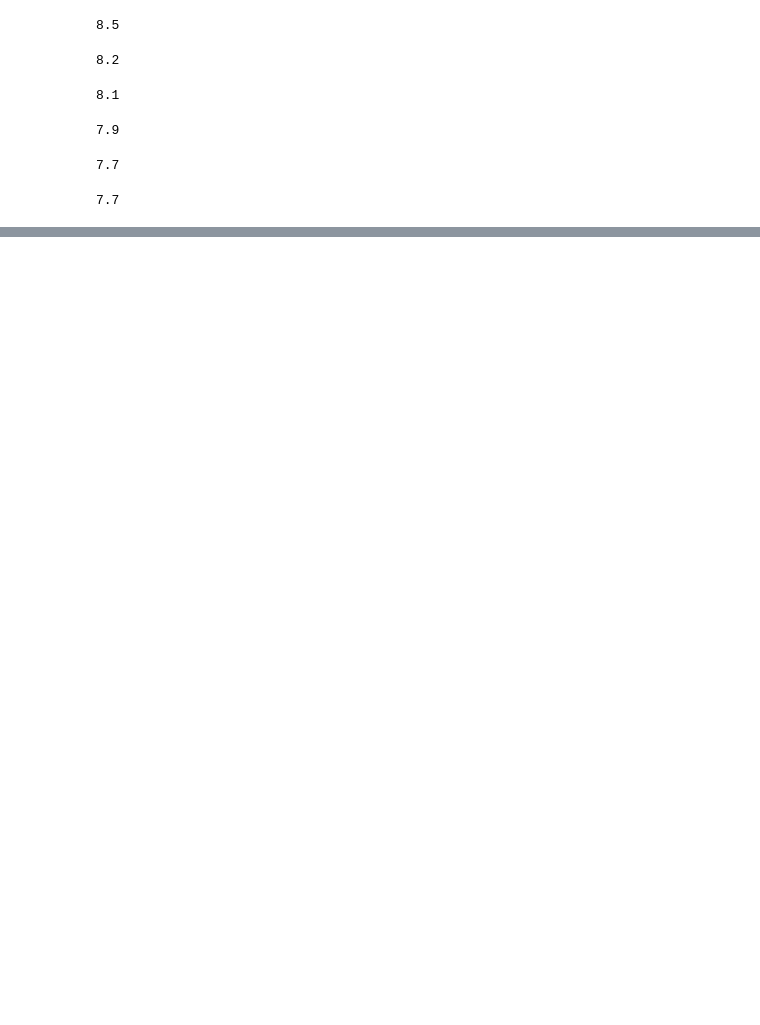
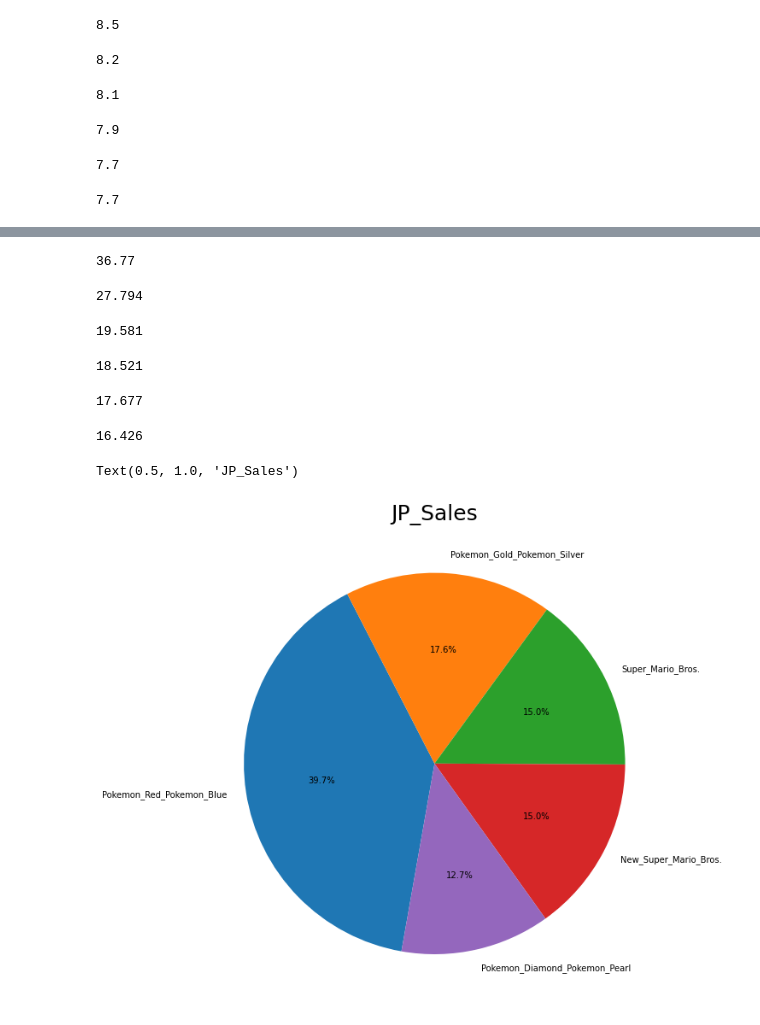
Before and after one commit to JunilMin/sec1_project, a Jupyter notebook: ai06_sec1_project_민준일.ipynb, the cells around one changed output, grey strips where cells are left out. Drawn from its saved outputs; the diff is of its cells as text; code cells hidden in the pictures; blank space fills up the shorter version.

```diff
--- a/ai06_sec1_project_민준일.ipynb
+++ b/ai06_sec1_project_민준일.ipynb
@@ -377,0 +475,32 @@ plt.show()
+# %%
+round(10.22 + 7.20 + 6.81 + 6.50 + 6.04, 3) ## 총합
+# %% [output]
+36.77
+# %%
+round(10.22 / 36.77 * 100, 3) ## 각 항목 백분위
+# %% [output]
+27.794
+# %%
+round(7.20 / 36.77 * 100, 3)
+# %% [output]
+19.581
+# %%
+round(6.81	 / 36.77 * 100, 3)
+# %% [output]
+18.521
+# %%
+round(6.50	 / 36.77 * 100, 3)
+# %% [output]
+17.677
+# %%
+round(6.04	 / 36.77 * 100, 3)
+# %% [output]
+16.426
+# %%
+ratio3 = [39.656, 17.6, 15.045, 15.031, 12.667]
+labels = ['Pokemon_Red_Pokemon_Blue', 'Pokemon_Gold_Pokemon_Silver', 'Super_Mario_Bros.', 'New_Super_Mario_Bros.', 'Pokemon_Diamond_Pokemon_Pearl']
+plt.pie(ratio3, labels=labels, autopct='%.1f%%', startangle=260, counterclock=False)
+plt.title('JP_Sales' , fontsize=25)
+# %% [output]
+Text(0.5, 1.0, 'JP_Sales')
+[figure, added]
```
Also changed, not shown: parts of 29 cells of this notebook.
